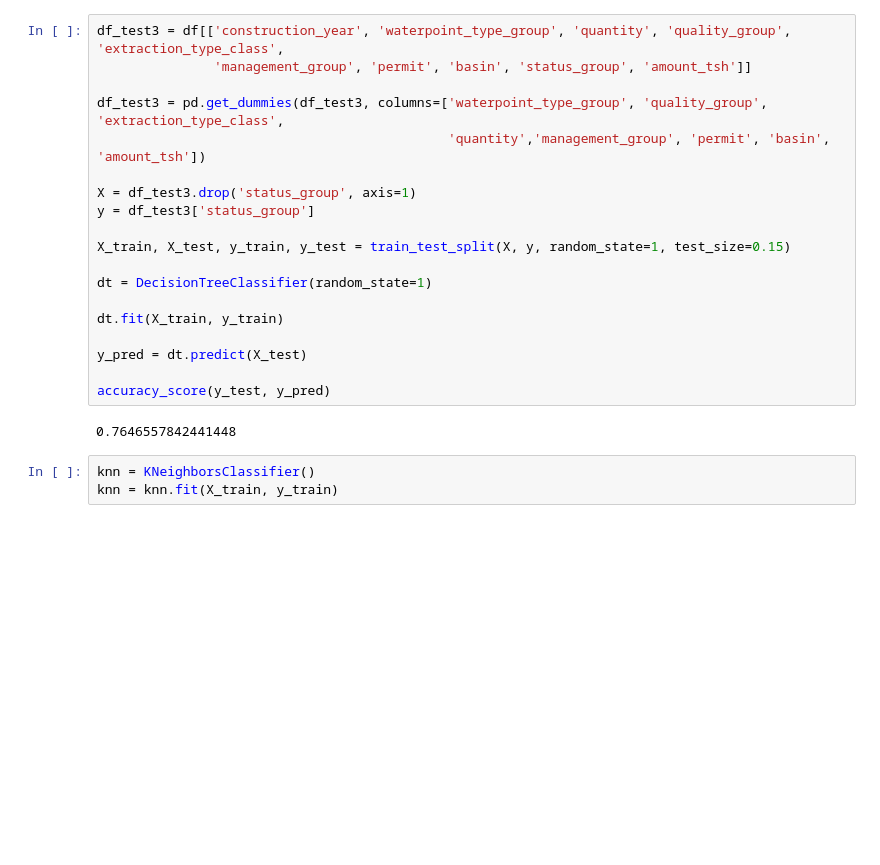
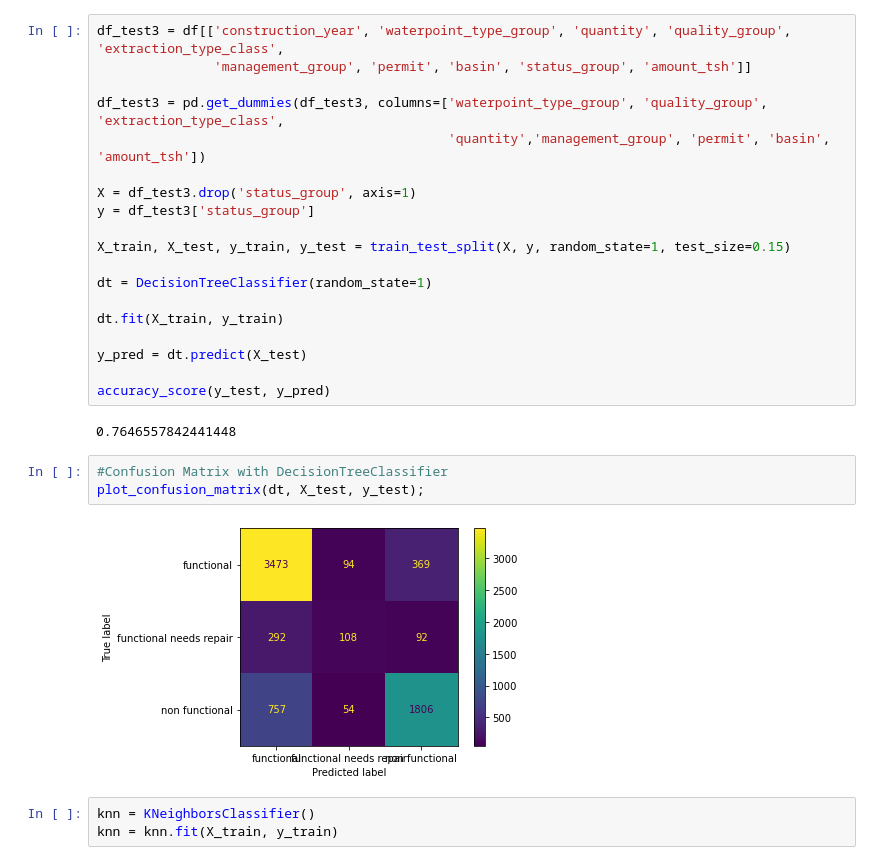
Before and after one commit to anniezhengaz/Phase3Projecct-Tanzanian_Water_Wells, a Jupyter notebook: eda-CLEAN-modeling.ipynb, the cells around one changed output. Drawn from its saved outputs; the diff is of its cells as text; blank space fills up the shorter version.

```diff
--- a/eda-CLEAN-modeling.ipynb
+++ b/eda-CLEAN-modeling.ipynb
@@ -144,6 +144,11 @@ y_pred = dt.predict(X_test)
 accuracy_score(y_test, y_pred)
 # %% [output]
 0.7646557842441448
+# %%
+#Confusion Matrix with DecisionTreeClassifier
+plot_confusion_matrix(dt, X_test, y_test);
+# %% [output]
+[figure, added]
 # %%
 knn = KNeighborsClassifier()
 knn = knn.fit(X_train, y_train)
```
Also changed, not shown: parts of 3 cells of this notebook.
